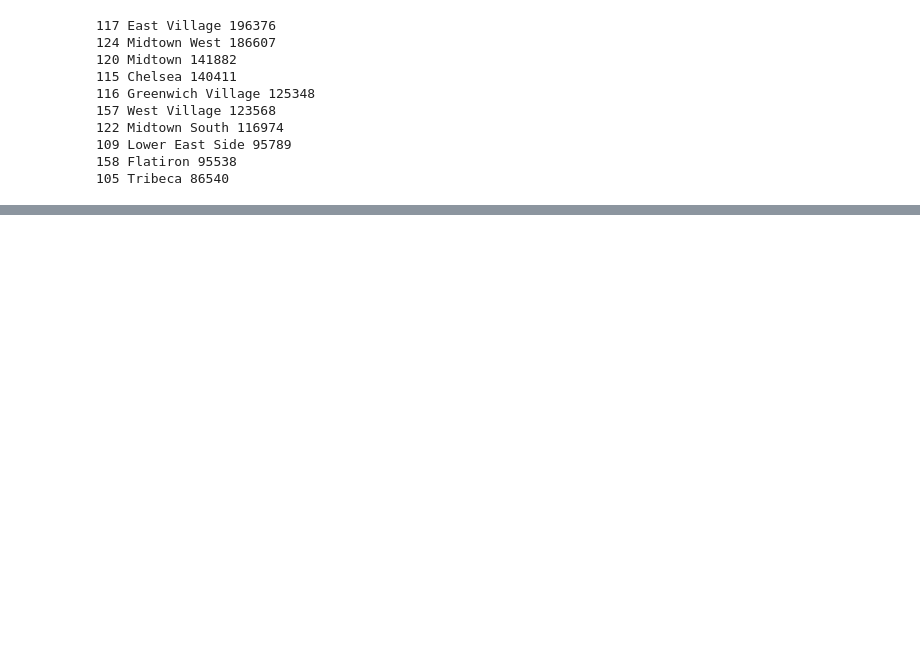
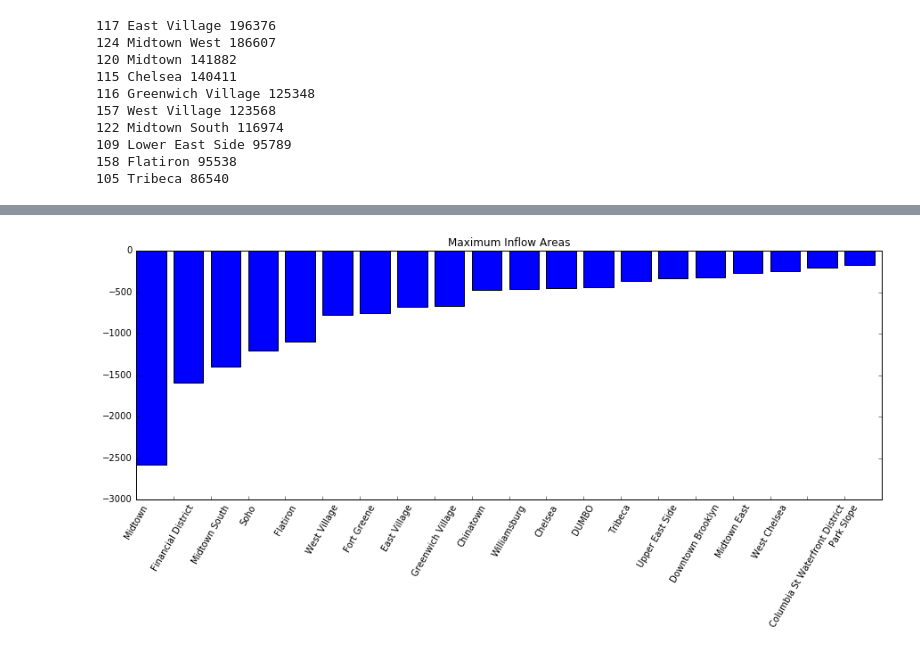
Before and after one commit to Sapphirine/citibike-analysis, a Jupyter notebook: src/rides.ipynb, the cells around one changed output, grey strips where cells are left out. Saved outputs shown, nothing was run; the diff lists cells and outputs as text; code cells hidden in the pictures; blank space fills up the shorter version.

```diff
--- a/src/rides.ipynb
+++ b/src/rides.ipynb
@@ -176,0 +235,9 @@ plt.bar(range(len(popular_areas)), [area_traffic[id] for id in popular_areas])
+# %%
+max_inflow = inflow[:20]
+in_area_names = [areas[areas.area_id == id].area.item() for (id,_) in max_inflow]
+plt.bar(range(len(max_inflow)), [v for (_,v) in max_inflow])
+plt.xticks(range(len(max_inflow)), in_area_names, rotation=60)
+plt.title('Maximum Inflow Areas')
+plt.show()
+# %% [output]
+[figure, added]
```
Also changed, not shown: parts of 19 cells of this notebook, 1 other file.
